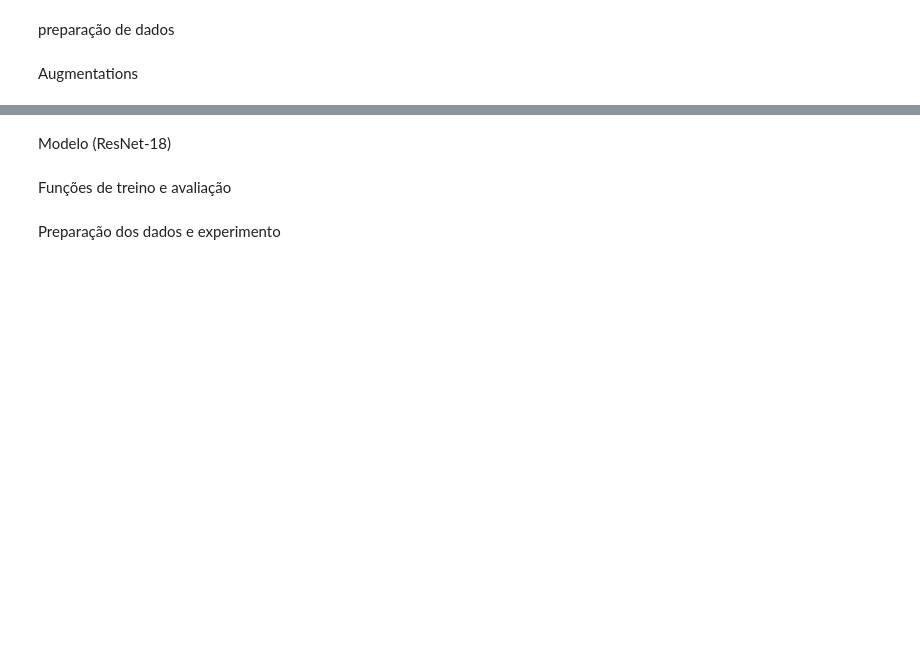
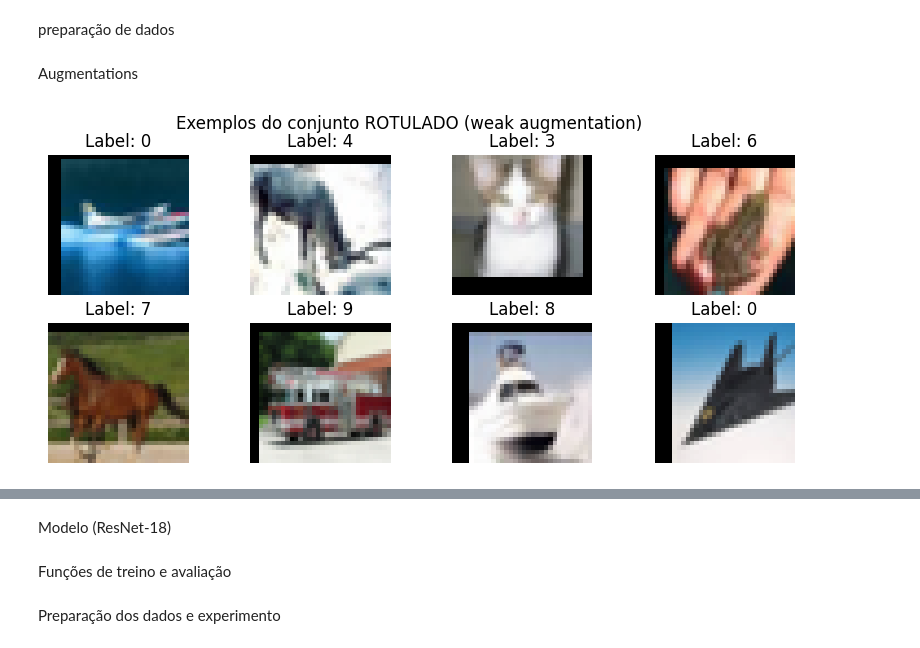
Before and after one commit to PAULA-123/FixMatch_deep_learning, a Jupyter notebook: FixMatch.ipynb, the cells around one changed output, grey strips where cells are left out. Saved outputs shown, nothing was run; the diff lists cells and outputs as text; code cells hidden in the pictures; blank space fills up the shorter version.

```diff
--- a/FixMatch.ipynb
+++ b/FixMatch.ipynb
@@ -139,3 +142,27 @@ test_tf = T.Compose([
     T.ToTensor(),
     T.Normalize((0.4914,0.4822,0.4465),(0.247,0.243,0.261))
 ])
+# %%
+
+# Função para reverter a normalização (para visualização correta)
+def denormalize(img_tensor):
+    mean = np.array([0.4914, 0.4822, 0.4465])
+    std = np.array([0.247, 0.243, 0.261])
+    img = img_tensor.permute(1, 2, 0).cpu().numpy()
+    img = std * img + mean
+    img = np.clip(img, 0, 1)
+    return img
+
+# Carregar alguns exemplos do conjunto rotulado
+images, labels = next(iter(labeled_loader))
+
+plt.figure(figsize=(10, 4))
+for i in range(8):
+    plt.subplot(2, 4, i + 1)
+    plt.imshow(denormalize(images[i]))
+    plt.title(f"Label: {labels[i].item()}")
+    plt.axis("off")
+plt.suptitle("Exemplos do conjunto ROTULADO (weak augmentation)")
+plt.show()
+# %% [output]
+[figure, added]
```
Also changed, not shown: parts of 5 cells of this notebook.
